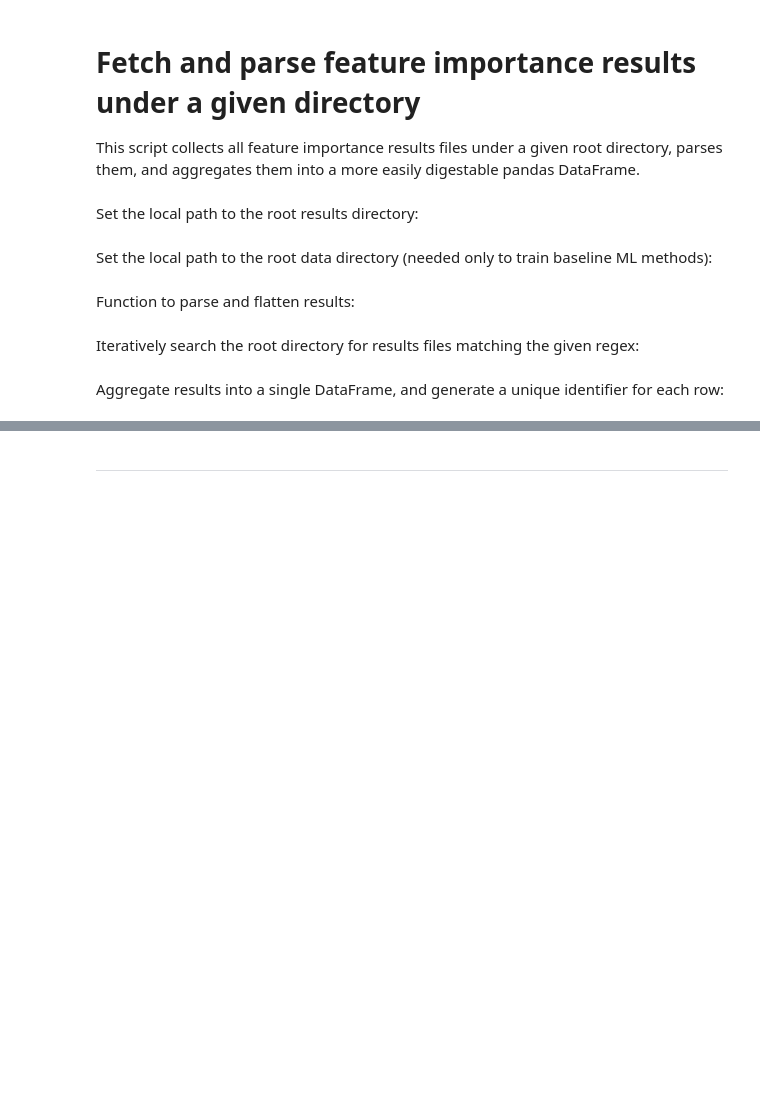
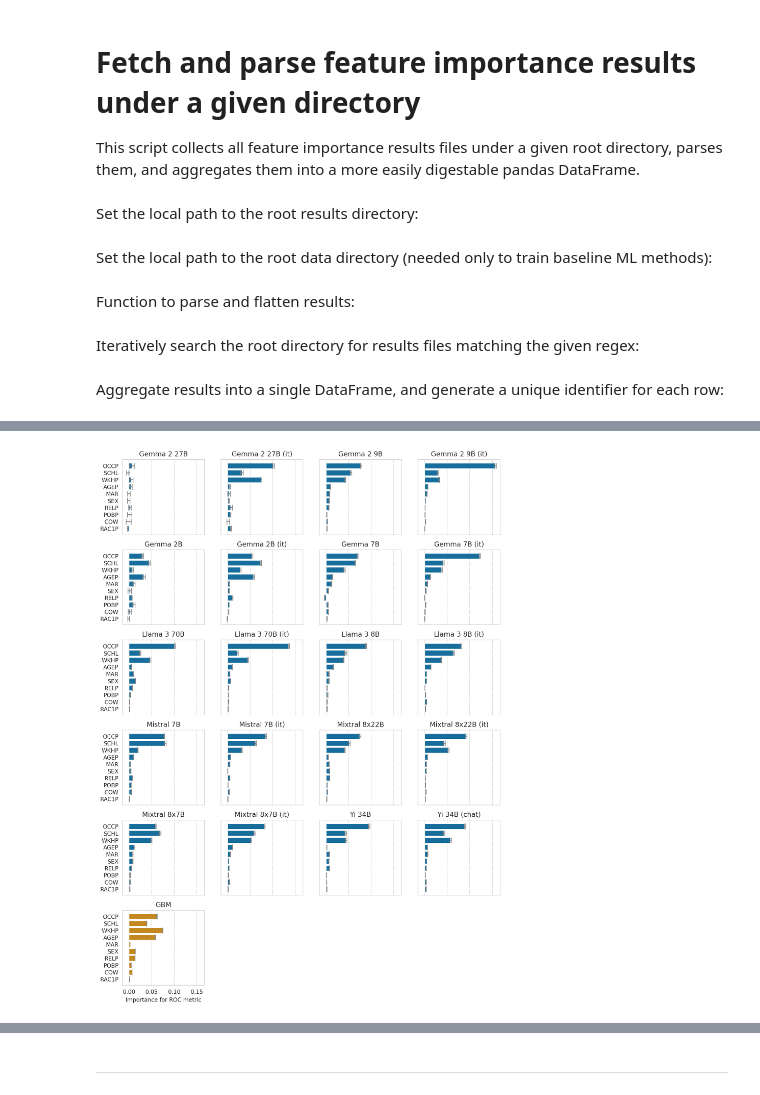
Before and after one commit to socialfoundations/folktexts, a Jupyter notebook: notebooks/parse-feature-importance-results.ipynb, the cells around one changed output, grey strips where cells are left out. Saved outputs shown, nothing was run; the diff lists cells and outputs as text; code cells hidden in the pictures; blank space fills up the shorter version.

```diff
--- a/notebooks/parse-feature-importance-results.ipynb
+++ b/notebooks/parse-feature-importance-results.ipynb
@@ -100,0 +212,31 @@ results_df.to_csv(Path(RESULTS_ROOT_DIR) / f"aggregated_results.{get_current_tim
+# %%
+def plot_feat_imp_subplots(df):
+    N_COLS = 4
+    N_ROWS = math.ceil(len(df) / N_COLS)
+
+    fig, axes = plt.subplots(nrows=N_ROWS, ncols=N_COLS, figsize=(12, 2.8 * N_ROWS), sharey=True, sharex=True)
+
+    for idx, m in enumerate(df.index):
+        ax_row = idx // N_COLS
+        ax_col = idx % N_COLS
+
+        ax = axes[ax_row, ax_col]
+        row = df.loc[m]
+
+        barplot_feat_imp(
+            row[feat_imp_cols_sorted], stdev_values=row[feat_imp_std_cols_sorted],
+            ax=ax,
+            color=palette[0] if m not in baselines else palette[1],
+        )
+        ax.set_title(row["model_name"])
+
+    # Remove extra axes
+    [axes[N_ROWS-1, N_COLS - 1 - i].remove() for i in range((N_ROWS * N_COLS) - len(df))];
+
+    plt.plot()
+    return fig
+# %%
+fig = plot_feat_imp_subplots(df)
+fig.savefig(IMGS_DIR / "all-feat-imps.pdf")
+# %% [output]
+[figure, added]
```
Also changed, not shown: parts of 26 cells of this notebook, 2 other files.
